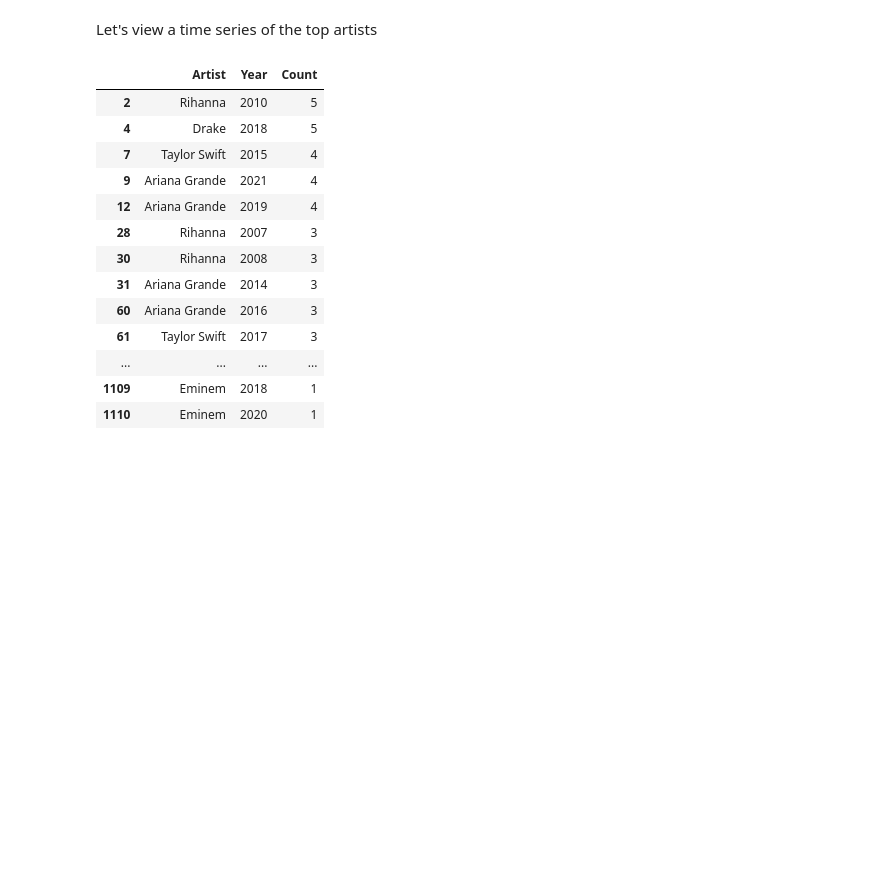
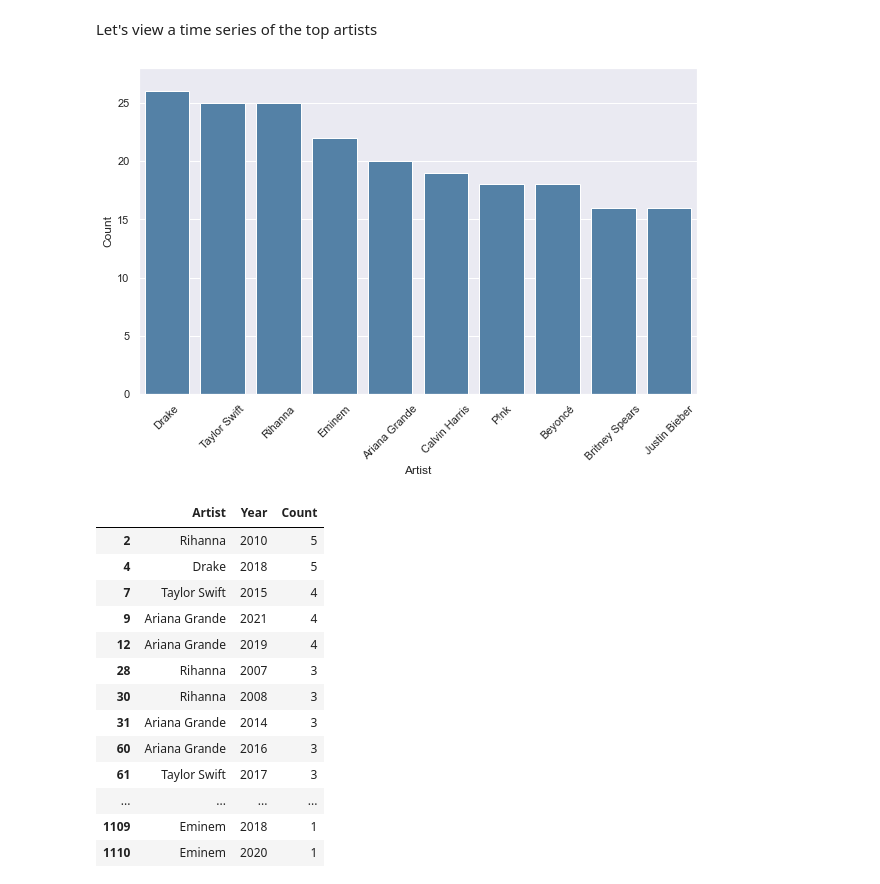
Before and after one commit to topgreg/Music-Popularity-Capstone-Repo, a Jupyter notebook: Notebooks/Main - Music Popularity Capstone - EDA.ipynb, the cells around one changed output. Saved outputs shown, nothing was run; the diff lists cells and outputs as text; code cells hidden in the pictures; blank space fills up the shorter version.

```diff
--- a/Notebooks/Main - Music Popularity Capstone - EDA.ipynb
+++ b/Notebooks/Main - Music Popularity Capstone - EDA.ipynb
@@ -150,6 +150,15 @@ Let's view a time series of the top artists
 top5Artists = list(Artists_Grouped['Artist'])[0:5]
 # %%
 top10Artists = list(Artists_Grouped['Artist'])[0:10]
+# %%
+Artist_GroupedTop10 = Artists_Grouped[0:10]
+# %%
+fig, ax = plt.subplots(figsize=(10, 6))
+sns.barplot(x="Artist", y="Count", data=Artist_GroupedTop10, color='steelblue')
+ax.set_ylim(0, 28)
+plt.xticks(rotation=45);
+# %% [output]
+[figure, added]
 # %%
 df2 = Artists_Grouped_Year.query("Artist in @top5Artists")
 df2
```
Also changed, not shown: parts of 4 cells of this notebook.
